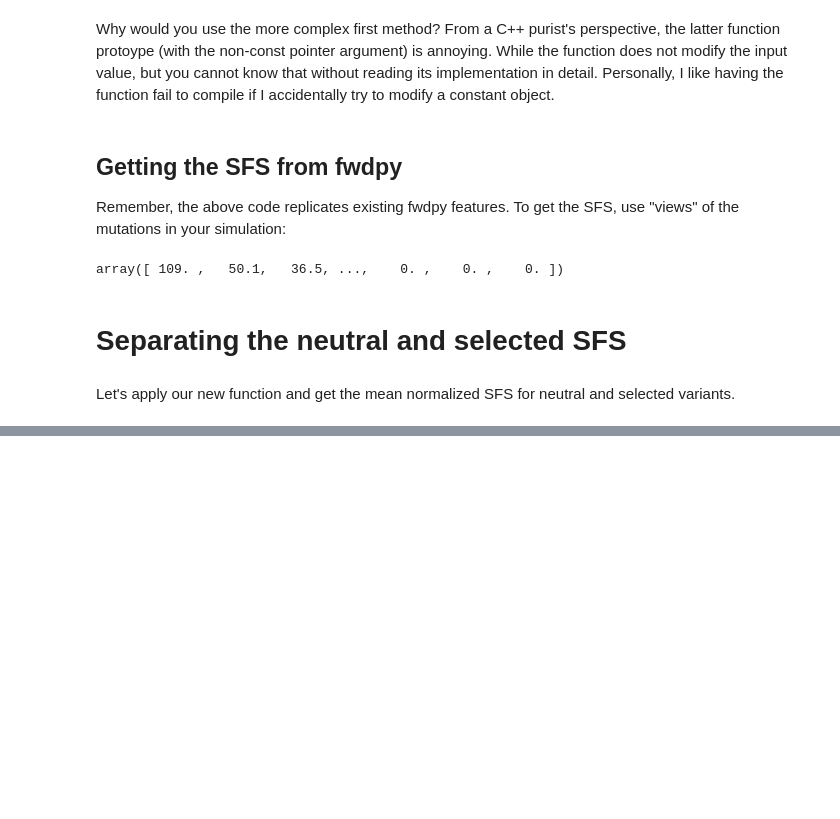
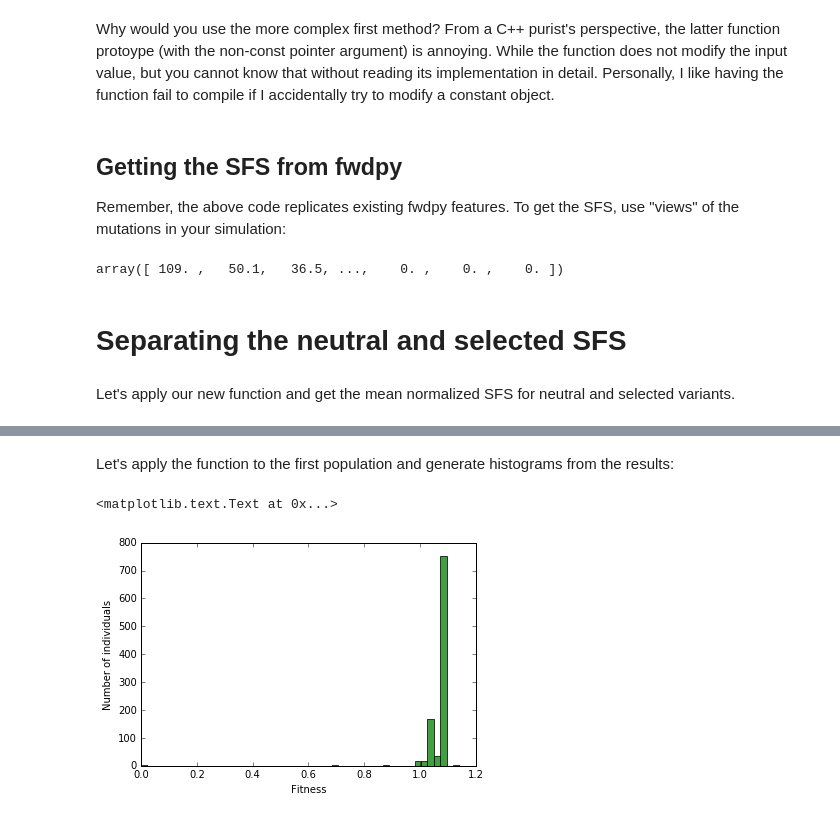
Before and after one commit to molpopgen/fwdpy, a Jupyter notebook: docs/examples/cython/WritingExtensions.ipynb, the cells around one changed output, grey strips where cells are left out. Drawn from its saved outputs; the diff is of its cells as text; code cells hidden in the pictures; blank space fills up the shorter version.

```diff
--- a/docs/examples/cython/WritingExtensions.ipynb
+++ b/docs/examples/cython/WritingExtensions.ipynb
@@ -271,0 +345,39 @@ print(mean_norm_sfs_sel)
+# %%
+%%cython --cplus --compile-args=-std=c++11 -I $fwdpy_includes -I $fwdpp_includes -l sequence -l gsl -l gslcblas
+
+from fwdpy.fwdpy cimport *
+from libcpp.utility cimport pair
+from libcpp.string cimport string as cppstring
+from libcpp.map cimport map
+import numpy as np
+
+ctypedef map[string,double] map_type
+
+cdef vector[map_type] load_fitness_cpp(const singlepop_t * pop):
+    #Cython requires C-like declarations,
+    #meaning that variables cannot be declared
+    #in loop bodies.
+    cdef vector[map_type] rv
+    cdef size_t i=0
+    cdef map_type m
+    cdef unsigned n1,n2
+    for i in range(pop.N):
+        #initialize empty
+        #map
+        m = map_type()
+        #Update the fitness
+        m['w'] = pop.diploids[i].w
+        #Get no. selected mutations
+        #on first gamete. A diploid
+        #is modeled after pair[size_t,size_t],
+        #with each integer referring to each
+        #allele.
+        n1 = pop.gametes[pop.diploids[i].first].smutations.size()
+        #Same deal for the second
+        n2 = pop.gametes[pop.diploids[i].second].smutations.size()
+        m['load'] = n1+n2
+        rv.push_back(m)
+    return rv
+
+def load_fitness(Spop pop):
+    return load_fitness_cpp(pop.pop.get())
@@ -271,0 +398,10 @@ print(mean_norm_sfs_sel)
+# %% [markdown]
+Let's apply the function to the first population and generate histograms from the results:
+# %%
+load = load_fitness(pops[0])
+n, bins, patches = plt.hist([i['w'] for i in load], 50, normed=0, facecolor='green', alpha=0.75)
+plt.xlabel("Fitness")
+plt.ylabel("Number of individuals")
+# %% [output]
+<matplotlib.text.Text at 0x...>
+[figure, added]
```
Also changed, not shown: parts of 13 cells of this notebook, 6 other files.
